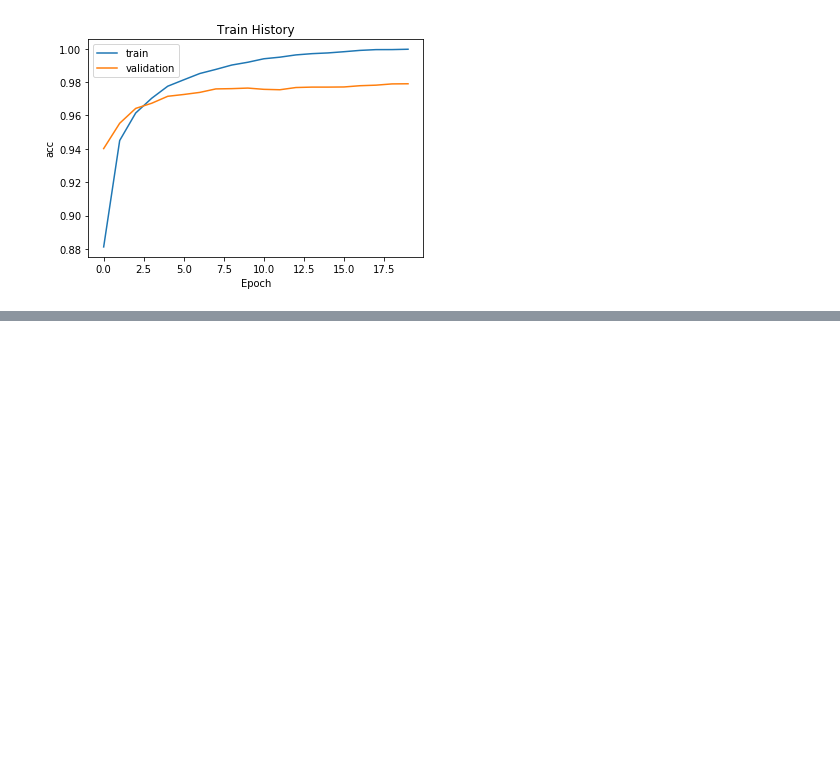
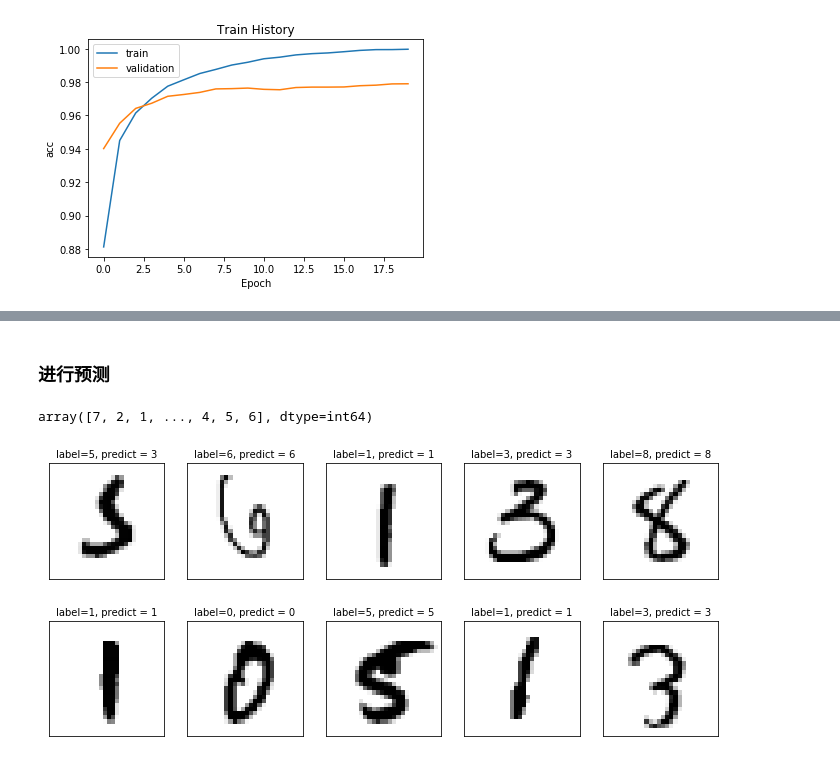
Before and after one commit to DeepBrainWH/KerasTensorflow, a Jupyter notebook: chapter_7/exp_one.ipynb, the cells around one changed output, grey strips where cells are left out. Cells and saved outputs as stored; diff of their text form; code cells hidden in the pictures; blank space fills up the shorter version.

```diff
--- a/chapter_7/exp_one.ipynb
+++ b/chapter_7/exp_one.ipynb
@@ -118,0 +127,30 @@ show_train_history(train_history, 'acc', 'val_acc')
+# %% [markdown]
+### 进行预测
+# %%
+prediction = model.predict_classes(x_test)
+# %%
+prediction
+# %% [output]
+array([7, 2, 1, ..., 4, 5, 6], dtype=int64)
+# %%
+def plot_images_labels_prediction(images, labels, prediction, idx, num=10):
+    fig = plt.gcf()
+    fig.set_size_inches(12, 14)
+    if num>25: num=25
+    for i in range(0, num):
+        ax = plt.subplot(5, 5, 1 + i)
+        ax.imshow(images[idx], cmap='binary')
+        title = 'label=' + str(labels[idx])
+        if len(prediction) > 0:
+            title += ", predict = " + str(prediction[idx])
+
+        ax.set_title(title, fontsize=10)
+        ax.set_xticks([])
+        ax.set_yticks([])
+        idx+=1
+    plt.show()
+# %%
+x_test_image = x_test.reshape(10000, 28, 28)
+plot_images_labels_prediction(x_test_image, y_test, prediction, idx=340)
+# %% [output]
+[figure, added]
```
Also changed, not shown: parts of 2 cells of this notebook.
